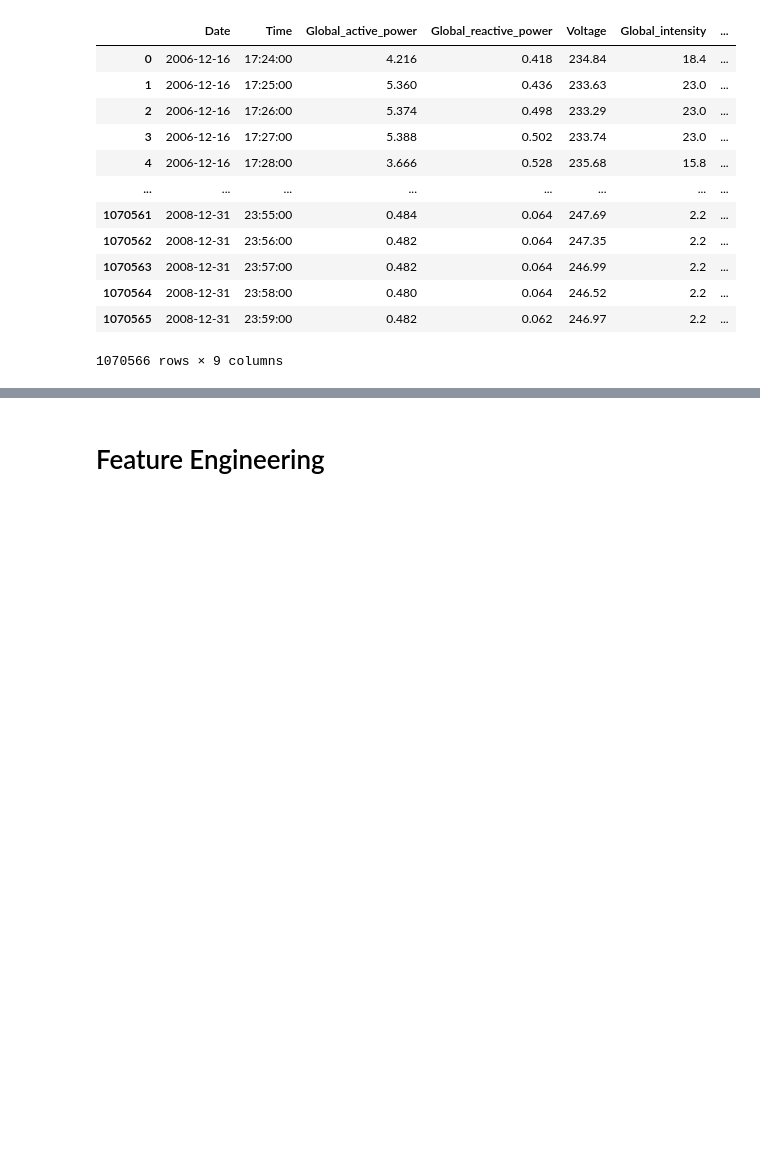
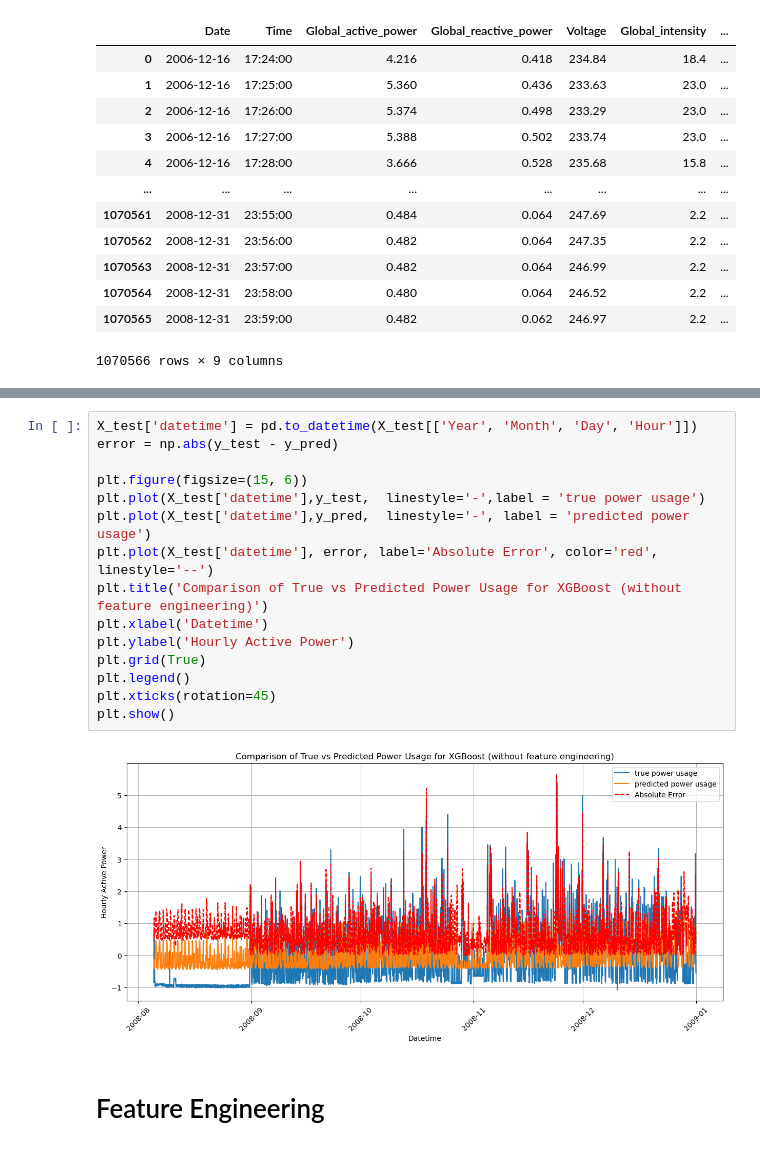
Before and after one commit to LyricLrs/Prediction-of-Individual-Household-Electric-Power-Consumption, a Jupyter notebook: XGBoost.ipynb, the cells around one changed output, grey strips where cells are left out. Cells and saved outputs as stored; diff of their text form; blank space fills up the shorter version.

```diff
--- a/XGBoost.ipynb
+++ b/XGBoost.ipynb
@@ -29,2 +100,19 @@ df
+# %%
+X_test['datetime'] = pd.to_datetime(X_test[['Year', 'Month', 'Day', 'Hour']])
+error = np.abs(y_test - y_pred)
+
+plt.figure(figsize=(15, 6))
+plt.plot(X_test['datetime'],y_test,  linestyle='-',label = 'true power usage')
+plt.plot(X_test['datetime'],y_pred,  linestyle='-', label = 'predicted power usage')
+plt.plot(X_test['datetime'], error, label='Absolute Error', color='red', linestyle='--')
+plt.title('Comparison of True vs Predicted Power Usage for XGBoost (without feature engineering)')
+plt.xlabel('Datetime')
+plt.ylabel('Hourly Active Power')
+plt.grid(True)
+plt.legend()
+plt.xticks(rotation=45)
+plt.show()
+# %% [output]
+[figure, added]
 # %% [markdown]
 # Feature Engineering
```
Also changed, not shown: parts of 22 cells of this notebook, 1 other file.
